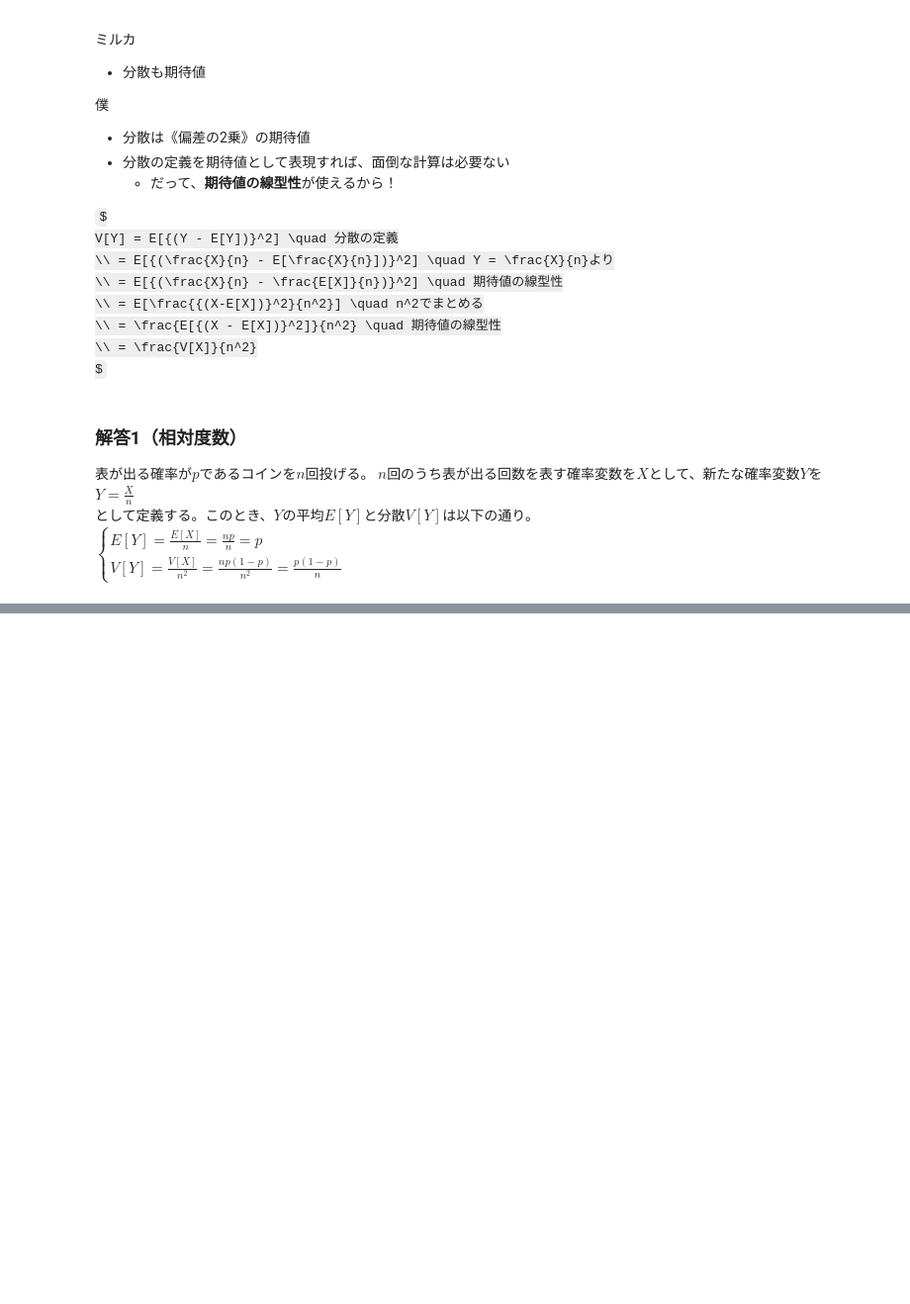
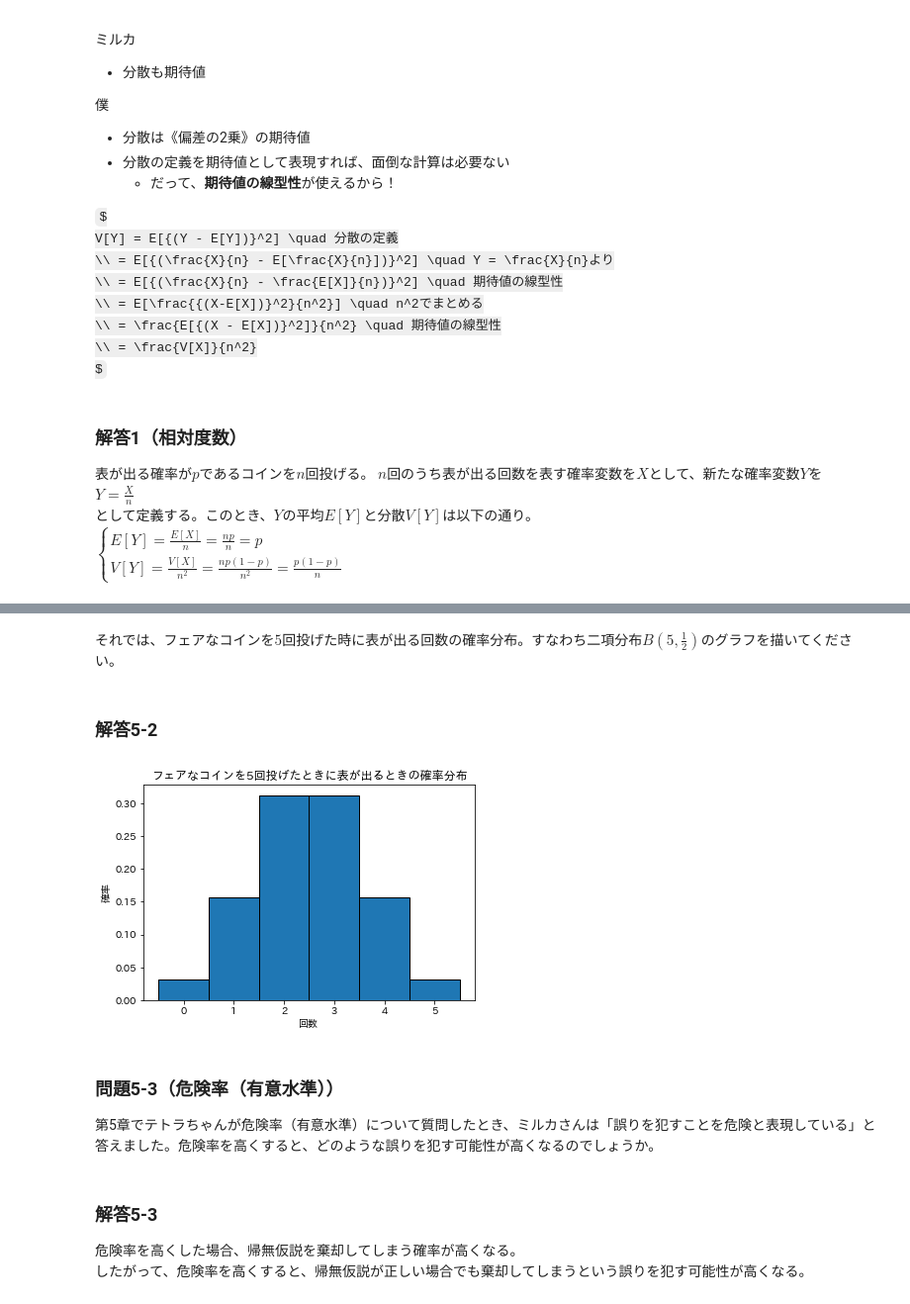
Before and after one commit to yui728/readbook, a Jupyter notebook: bookdata/数学ガールの秘密ノート やさしい統計/第5章_投げたコインの正体は.ipynb, the cells around one changed output, grey strips where cells are left out. Shown at 99% size. Saved outputs shown, nothing was run; the diff lists cells and outputs as text; code cells hidden in the pictures; some formulas as TeX source; blank space fills up the shorter version.

```diff
--- a/bookdata/数学ガールの秘密ノート やさしい統計/第5章_投げたコインの正体は.ipynb
+++ b/bookdata/数学ガールの秘密ノート やさしい統計/第5章_投げたコインの正体は.ipynb
@@ -483,0 +555,30 @@ $
+# %% [markdown]
+それでは、フェアなコインを$5$回投げた時に表が出る回数の確率分布。すなわち二項分布$B(5,\frac{1}{2})$のグラフを描いてください。
+# %% [markdown]
+### 解答5-2
+# %%
+import matplotlib.pyplot as plt
+import numpy as np
+from scipy.stats import binom
+
+n = 5
+p = 0.5
+k = np.arange(n + 1)
+# 5回コインを投げた時に表が出る回数のグラフを描画
+fig,ax = plt.subplots()
+ax.bar(k, binom.pmf(k, n ,p), width = 1, edgecolor = 'black', linewidth = 1)
+ax.set_title('フェアなコインを5回投げたときに表が出るときの確率分布')
+ax.set_ylabel('確率')
+ax.set_xlabel('回数')
+ax.set_xticks([d for d in range(n + 1)])
+
+plt.show()
+# %% [output]
+[figure, added]
+# %% [markdown]
+### 問題5-3（危険率（有意水準））
+第5章でテトラちゃんが危険率（有意水準）について質問したとき、ミルカさんは「誤りを犯すことを危険と表現している」と答えました。危険率を高くすると、どのような誤りを犯す可能性が高くなるのでしょうか。
+# %% [markdown]
+### 解答5-3
+危険率を高くした場合、帰無仮説を棄却してしまう確率が高くなる。
+したがって、危険率を高くすると、帰無仮説が正しい場合でも棄却してしまうという誤りを犯す可能性が高くなる。
```
Also changed, not shown: parts of 9 cells of this notebook.
